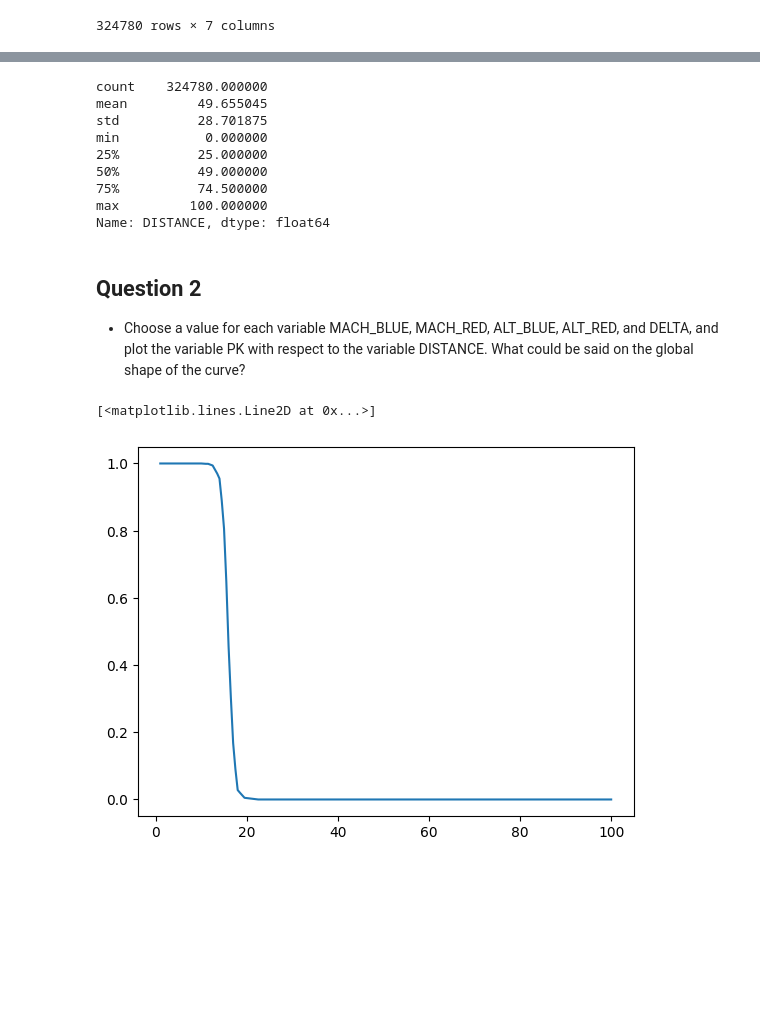
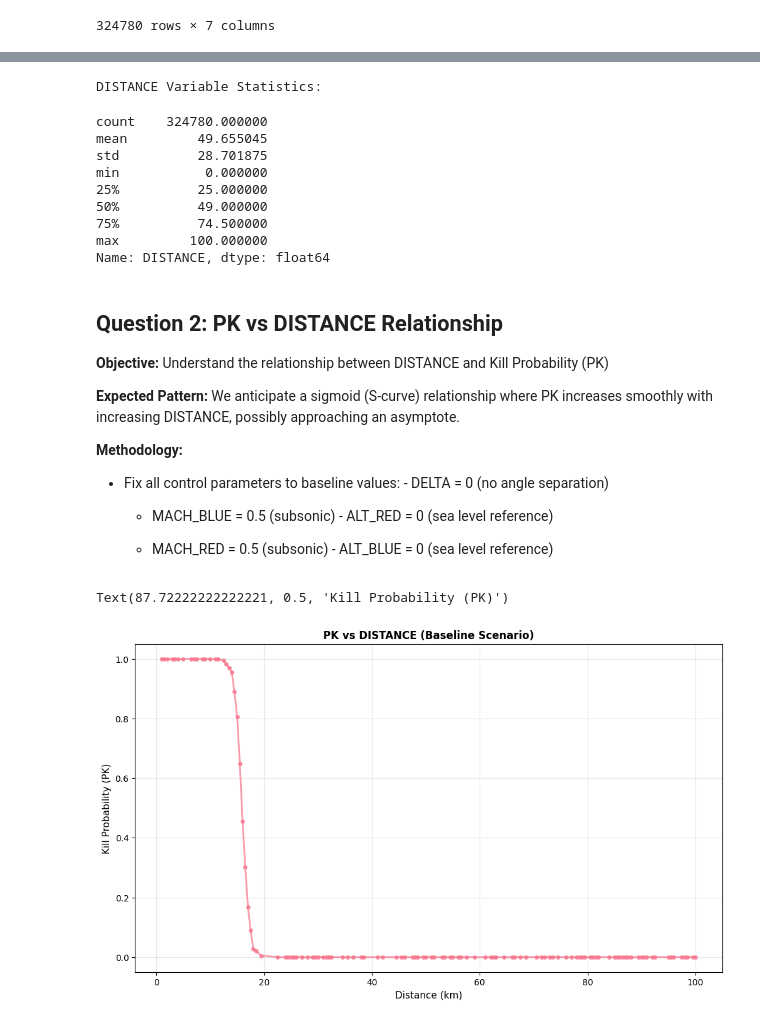
Before and after one commit to jgarnicaa/SUPAERO-IntroIA, a Jupyter notebook: AE.ipynb, the cells around one changed output, grey strips where cells are left out. Cells and saved outputs as stored; diff of their text form; code cells hidden in the pictures; blank space fills up the shorter version.

```diff
--- a/AE.ipynb
+++ b/AE.ipynb
@@ -7,12 +12,16 @@ thibault_lahire@yahoo.fr
 # %%
-#Libraries
-import pandas as pd
-import matplotlib.pyplot as plt
-import seaborn as sns
+# Import Required Libraries
+import pandas as pd                    # Data manipulation and analysis
+import matplotlib.pyplot as plt        # Data visualization
+import seaborn as sns                  # Statistical data visualization
+
+sns.set_palette('husl')                 # Set color palette
+
+# Configure plotting parametersplt.style.use('seaborn-v0_8-darkgrid')  # Set plotting style
 # %%
-## Load data
-
-df = pd.read_csv("dataset_practical_session.csv")
+# Load Dataset
+# Load the defense application dataset from the remote repository
+df = pd.read_csv("https://raw.githubusercontent.com/jgarnicaa/SUPAERO-IntroIA/refs/heads/main/dataset_practical_session.csv")
 df
 # %% [output]
 |  | MACH_BLUE | MACH_RED | ALT_BLUE | ALT_RED | DELTA | DISTANCE | PK |
@@ -58,30 +114,56 @@ hist = df["DISTANCE"].hist(bins=100)
 # %%
+# Detailed Statistics for DISTANCE Variable
+
+# Examining the statistical properties to understand its distribution
+
+print("DISTANCE Variable Statistics:")
 df["DISTANCE"].describe()
 # %% [output]
-count    324780.000000
-mean         49.655045
-std          28.701875
-min           0.000000
-25%          25.000000
-50%          49.000000
-75%          74.500000
-max         100.000000
-Name: DISTANCE, dtype: float64
+DISTANCE Variable Statistics:
+count    324780.000000
+mean         49.655045
+std          28.701875
+min           0.000000
+25%          25.000000
+50%          49.000000
+75%          74.500000
+max         100.000000
+Name: DISTANCE, dtype: float64
 # %% [markdown]
-## Question 2
+## Question 2: PK vs DISTANCE Relationship
 
-- Choose a value for each variable MACH_BLUE, MACH_RED, ALT_BLUE, ALT_RED, and DELTA, and plot the variable PK with respect to the variable DISTANCE. What could be said on the global shape of the curve?
+**Objective:** Understand the relationship between DISTANCE and Kill Probability (PK)
+
+**Expected Pattern:** We anticipate a sigmoid (S-curve) relationship where PK increases smoothly with increasing DISTANCE, possibly approaching an asymptote.
+
+**Methodology:**
+
+- Fix all control parameters to baseline values:  - DELTA = 0 (no angle separation)
+
+  - MACH_BLUE = 0.5 (subsonic)  - ALT_RED = 0 (sea level reference)
+
+  - MACH_RED = 0.5 (subsonic)  - ALT_BLUE = 0 (sea level reference)
 # %%
-
+# Filter Data for Baseline Scenario
+# Select data where all control parameters are at reference values
 df_ex = df[(df["MACH_BLUE"]==0.5) &
            (df["MACH_RED"]== 0.5) &
            (df["ALT_BLUE"] == 0) &
            (df["ALT_RED"]==0) &
            (df["DELTA"]==0)]
 
+# Visualize the Relationship
+plt.figure(figsize=(10, 6))
 
-plt.plot(df_ex["DISTANCE"], df_ex["PK"])
+plt.plot(df_ex["DISTANCE"], df_ex["PK"], 'o-', linewidth=2, markersize=4, alpha=0.7)
+
+plt.title('PK vs DISTANCE (Baseline Scenario)', fontsize=12, fontweight='bold')
+plt.tight_layout()
+
+plt.xlabel('Distance (km)', fontsize=11)
+plt.grid(True, alpha=0.3)
+plt.ylabel('Kill Probability (PK)', fontsize=11)
 # %% [output]
-[<matplotlib.lines.Line2D at 0x...>]
+Text(87.72222222222221, 0.5, 'Kill Probability (PK)')
-[figure, old version]
+[figure, new version]
 # %% [markdown]
```
Also changed, not shown: parts of 24 cells of this notebook, 5 other files.
